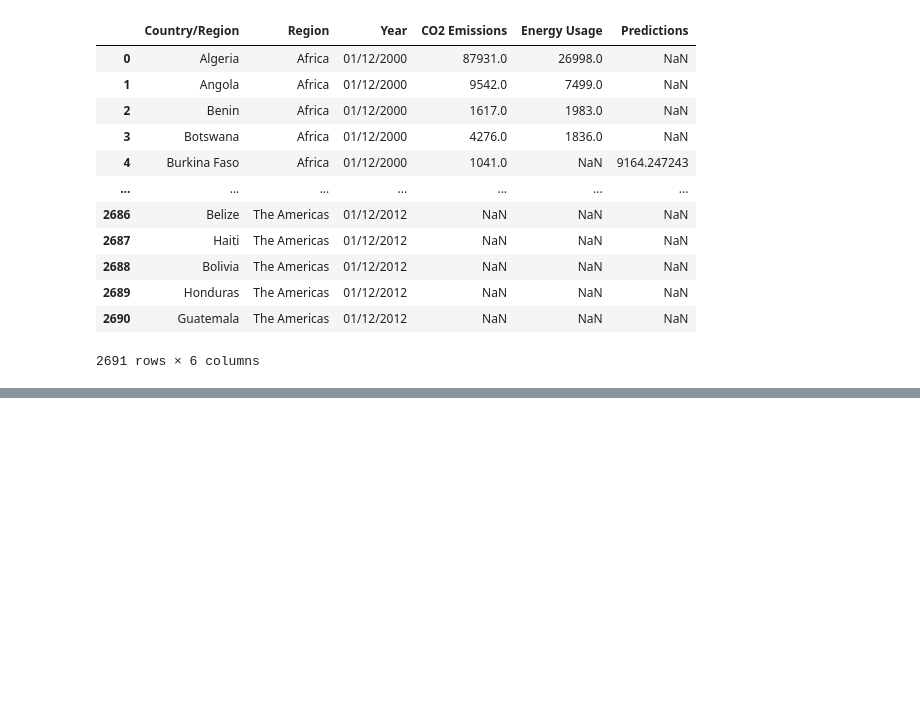
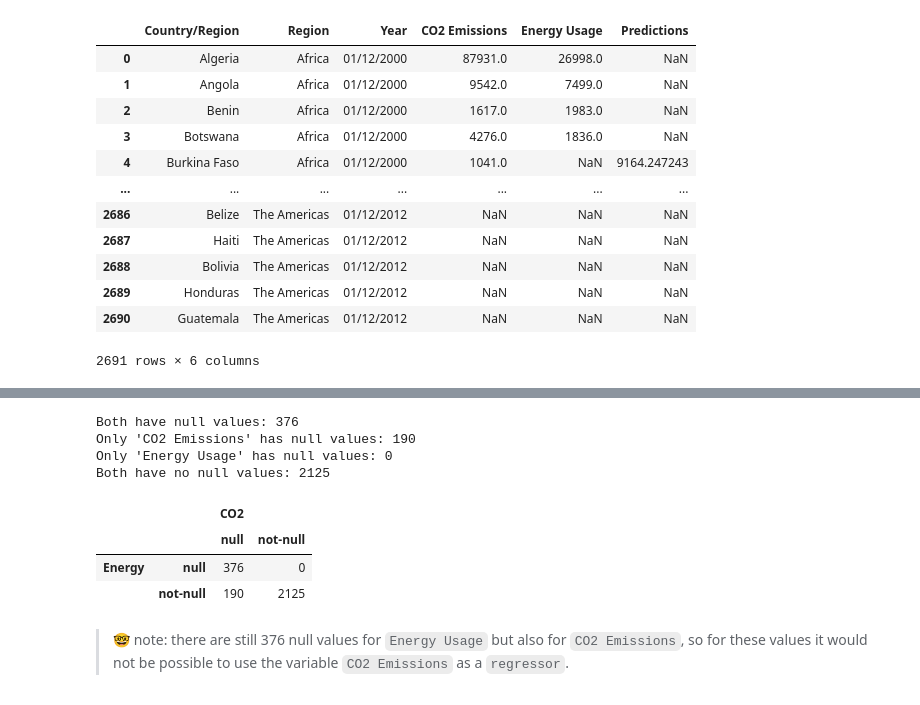
Before and after one commit to JungleKiosk/py_Global_Energy, a Jupyter notebook: py_Global_NRG.ipynb, the cells around one changed output, grey strips where cells are left out. Saved outputs shown, nothing was run; the diff lists cells and outputs as text; code cells hidden in the pictures; blank space fills up the shorter version.

```diff
--- a/py_Global_NRG.ipynb
+++ b/py_Global_NRG.ipynb
@@ -730,0 +791,29 @@ df_pred_final[['Country/Region', 'Region', 'Year', 'CO2 Emissions', 'Energy Usag
+# %%
+print(f"Both have null values: {df_pred_final[df_pred_final['CO2 Emissions'].isna() & df_pred_final['Energy Usage Pred'].isna()].shape[0]}")
+print(f"Only 'CO2 Emissions' has null values: {df_pred_final[df_pred_final['CO2 Emissions'].isna() & df_pred_final['Energy Usage Pred'].notna()].shape[0]}")
+print(f"Only 'Energy Usage' has null values: {df_pred_final[df_pred_final['CO2 Emissions'].notna() & df_pred_final['Energy Usage Pred'].isna()].shape[0]}")
+print(f"Both have no null values: {df_pred_final[df_pred_final['CO2 Emissions'].notna() & df_pred_final['Energy Usage Pred'].notna()].shape[0]}")
+# %% [output]
+Both have null values: 376
+Only 'CO2 Emissions' has null values: 190
+Only 'Energy Usage' has null values: 0
+Both have no null values: 2125
+# %%
+co2_nrg_00 = df_pred_final[df_pred_final['CO2 Emissions'].isna() & df_pred_final['Energy Usage Pred'].isna()].shape[0]
+co2_nrg_10 = df_pred_final[df_pred_final['CO2 Emissions'].notna() & df_pred_final['Energy Usage Pred'].isna()].shape[0]
+co2_nrg_01 = df_pred_final[df_pred_final['CO2 Emissions'].isna() & df_pred_final['Energy Usage Pred'].notna()].shape[0]
+co2_nrg_11 = df_pred_final[df_pred_final['CO2 Emissions'].notna() & df_pred_final['Energy Usage Pred'].notna()].shape[0]
+pd.DataFrame([[co2_nrg_00, co2_nrg_10],
+              [co2_nrg_01, co2_nrg_11]],
+    columns=[['CO2', 'CO2'],
+             ['null','not-null']],
+    index=[['Energy', 'Energy'],
+           ['null','not-null']]
+)
+# %% [output]
+|  |  | CO2 |  |
+|  |  | null | not-null |
+| Energy | null | 376 | 0 |
+|  | not-null | 190 | 2125 |
+# %% [markdown]
+> 🤓 note: there are still 376 null values for `Energy Usage` but also for `CO2 Emissions`, so for these values it would not be possible to use the variable `CO2 Emissions` as a `regressor`.
```
Also changed, not shown: parts of 8 cells of this notebook.
